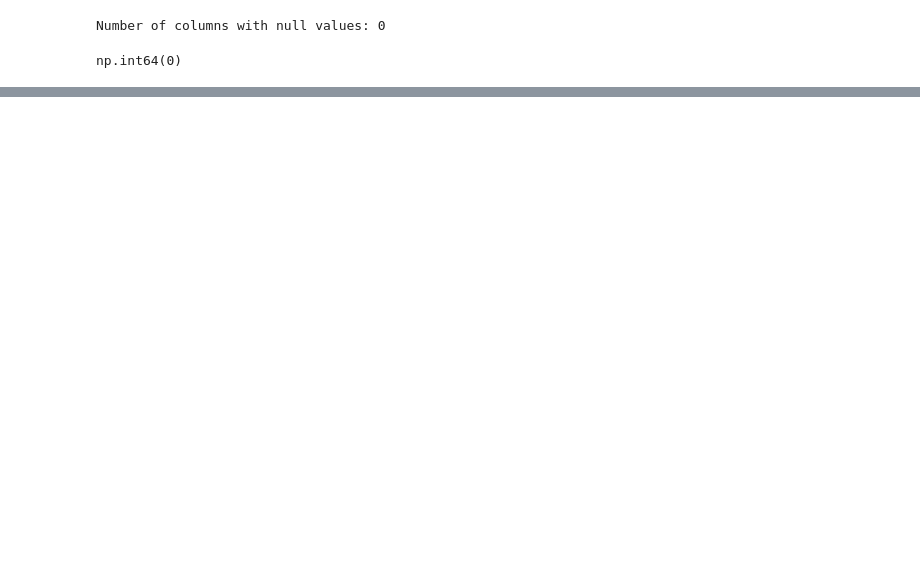
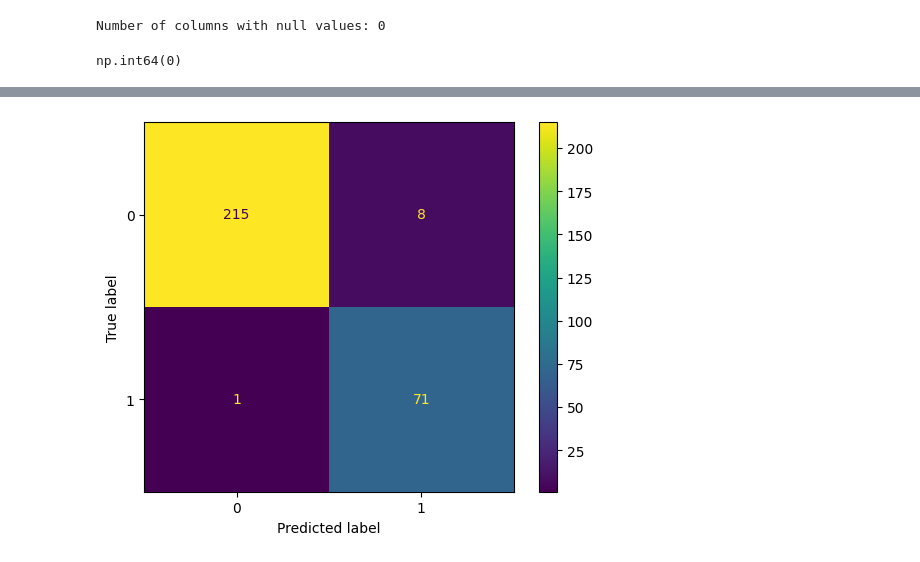
Before and after one commit to Yranshevare/XAI_For_Stress_and_Mental_Health_Prediction, a Jupyter notebook: ModelTraining/train3.ipynb, the cells around one changed output, grey strips where cells are left out. Cells and saved outputs as stored; diff of their text form; code cells hidden in the pictures; blank space fills up the shorter version.

```diff
--- a/ModelTraining/train3.ipynb
+++ b/ModelTraining/train3.ipynb
@@ -25,6 +25,8 @@ Index(['acc_x_mean', 'acc_x_std', 'acc_x_min', 'acc_x_max', 'acc_y_mean',
        'net_acc_std', 'net_acc_min', 'net_acc_max', 'ecg_peak_freq',
        'resp_peak_freq', 'temp_slope', 'eda_slope', 'label', 'subject'],
       dtype='str')
+# %%
+df.drop(columns=['subject'], inplace=True)
 # %%
 df.shape
 # %% [output]
@@ -43,0 +98,5 @@ np.int64(0)
+# %%
+from imblearn.over_sampling import SMOTE
+
+smote = SMOTE()
+X_res, y_res = smote.fit_resample(x_train, y_train)
@@ -43,0 +110,25 @@ np.int64(0)
+# %%
+from xgboost import XGBClassifier, plot_importance, plot_tree
+
+model = XGBClassifier(
+    n_estimators      = 100,       # number of boosting rounds
+    max_depth         = 3,         # depth of each tree
+    learning_rate     = 0.2,       # shrinks contribution of each tree (eta)
+    subsample         = 0.7,       # fraction of samples per tree
+    colsample_bytree  = 0.7,       # fraction of features per tree
+    gamma             = 0,         # min loss reduction to split a node
+    reg_alpha         = 0,         # L1 regularization
+    reg_lambda        = 1,         # L2 regularization
+    eval_metric       = "logloss",  # "logloss" for binary
+    objective        = "binary:logistic",  # ← add this for binary (0/1)
+    random_state      = 42,
+    n_jobs            = -1
+)
+
+
+
+model.fit(
+    X_res, y_res,
+    eval_set              = [(X_res, y_res), (x_test, y_test)],
+    verbose               = 10        # print every 10 rounds
+)
@@ -43,0 +159,2 @@ np.int64(0)
+# %%
+y_pred = model.predict(x_test)
@@ -43,0 +176,13 @@ np.int64(0)
+# %%
+from sklearn.metrics import confusion_matrix, ConfusionMatrixDisplay
+import matplotlib.pyplot as plt
+
+cm = confusion_matrix(y_test, y_pred)
+# cm = confusion_matrix(y_test_res, y_pred)
+
+disp = ConfusionMatrixDisplay(confusion_matrix=cm)
+disp.plot()
+
+plt.show()
+# %% [output]
+[figure, added]
```
Also changed, not shown: parts of 28 cells of this notebook.
